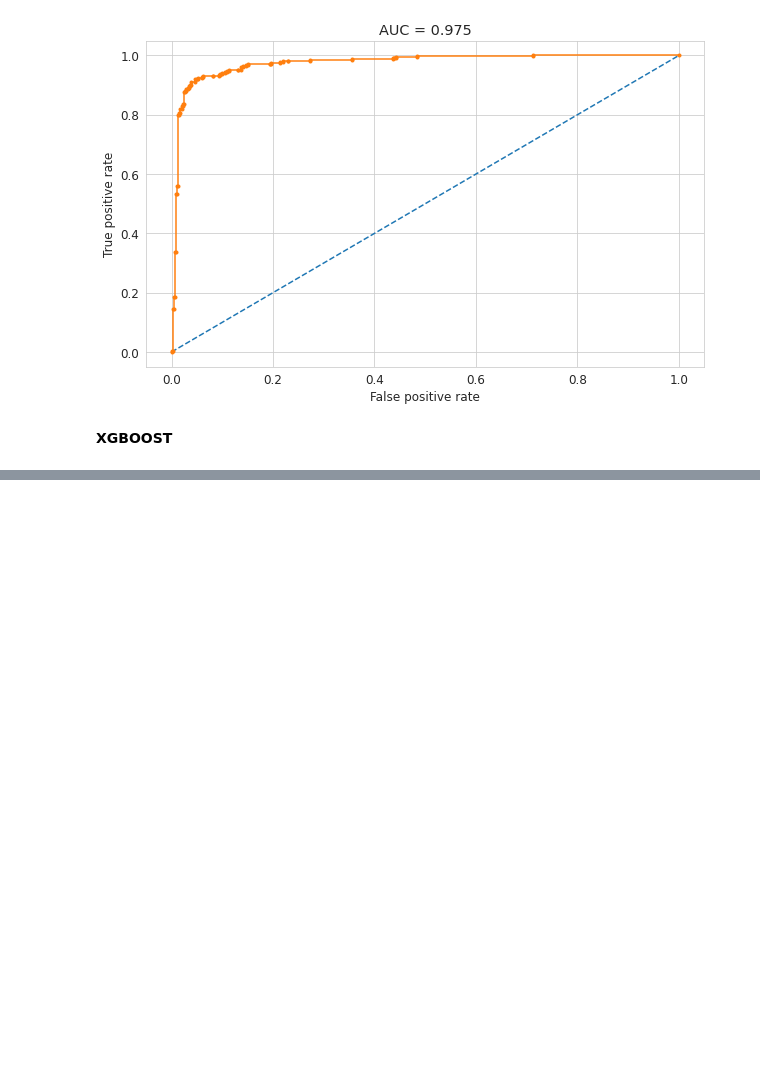
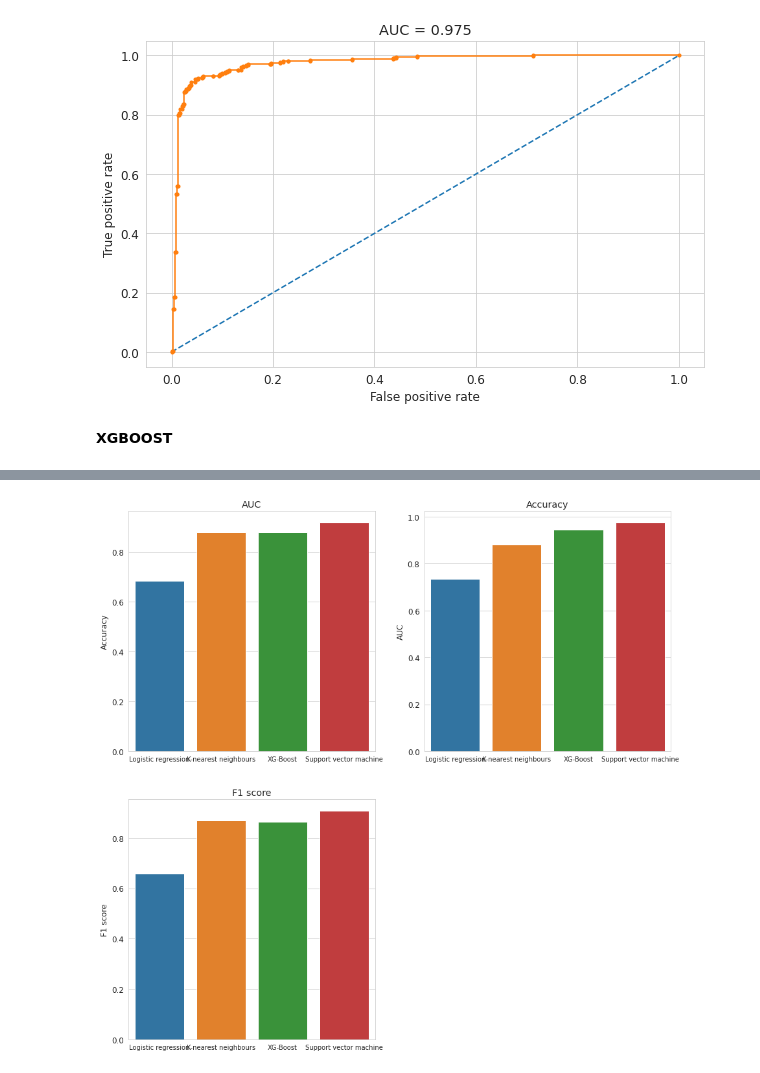
Before and after one commit to Ayushman0Singh/CardiovascularDiseaseRiskPrediction, a Jupyter notebook: CardiovascularRiskPrediction.ipynb, the cells around one changed output, grey strips where cells are left out. Saved outputs shown, nothing was run; the diff lists cells and outputs as text; code cells hidden in the pictures; blank space fills up the shorter version.

```diff
--- a/CardiovascularRiskPrediction.ipynb
+++ b/CardiovascularRiskPrediction.ipynb
@@ -717,0 +778,7 @@ plt.show()
+# %%
+comparison_df = pd.DataFrame({
+    "Logistic regression":{'Accuracy':log_accuracy, 'AUC':log_auc, 'F1 score':logistic_f1},
+    "K-nearest neighbours":{'Accuracy':knn_accuracy, 'AUC':knn_auc, 'F1 score':knn_f1},
+    "XG-Boost":{'Accuracy':xgb_accuracy, 'AUC':xgb_auc, 'F1 score':xgb_f1},
+    "Support vector machine":{'Accuracy':svm_accuracy, 'AUC':svm_auc, 'F1 score':svm_f1}
+}).T
@@ -717,0 +793,12 @@ plt.show()
+# %%
+fig = plt.gcf()
+fig.set_size_inches(15, 15)
+titles = ['AUC','Accuracy','F1 score']
+for title,label in enumerate(comparison_df.columns):
+    plt.subplot(2,2,title+1)
+    sns.barplot(x=comparison_df.index, y = comparison_df[label], data=comparison_df)
+    plt.xticks(fontsize=10)
+    plt.title(titles[title])
+plt.show()
+# %% [output]
+[figure, added]
```
Also changed, not shown: parts of 6 cells of this notebook.
